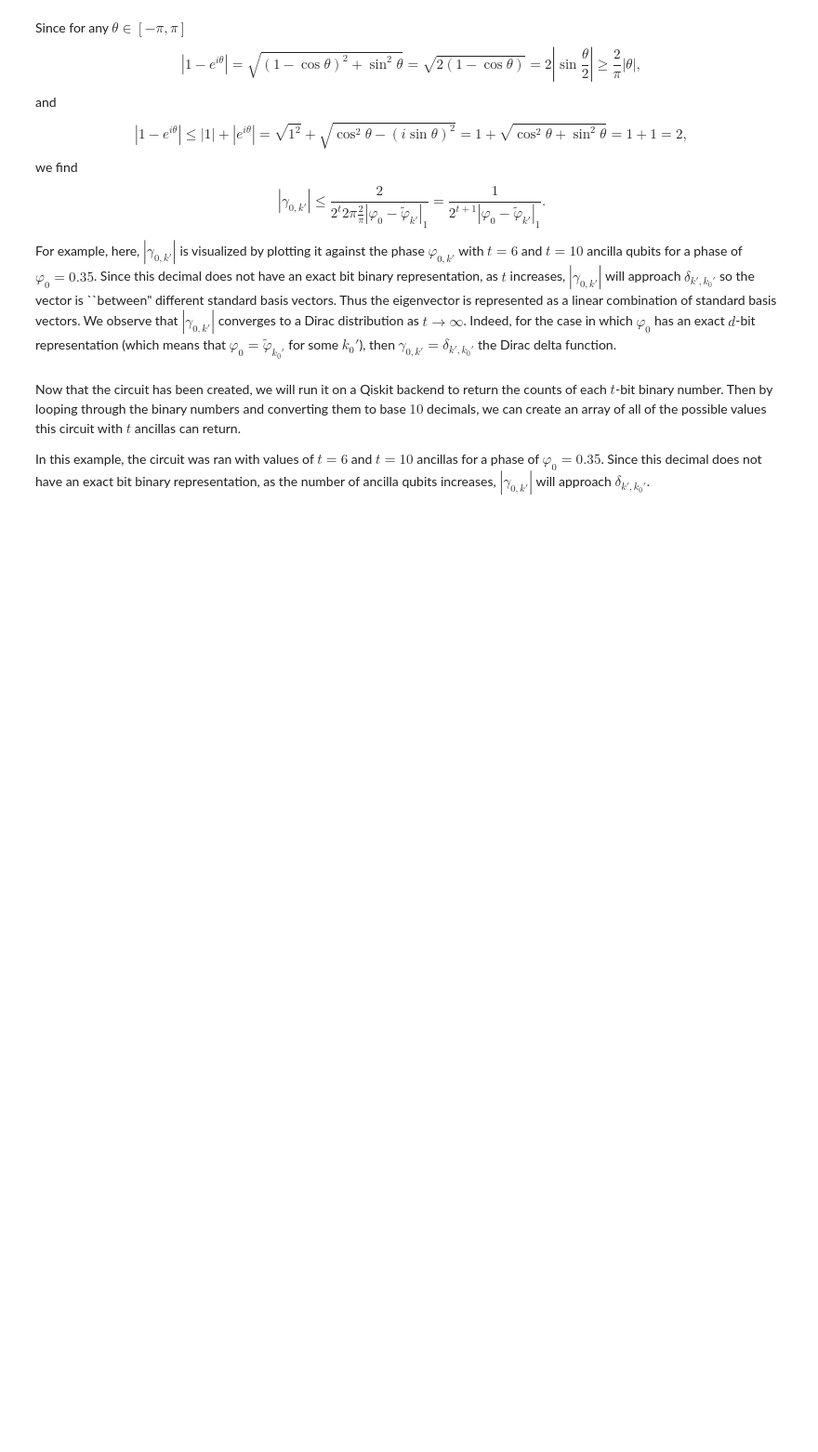
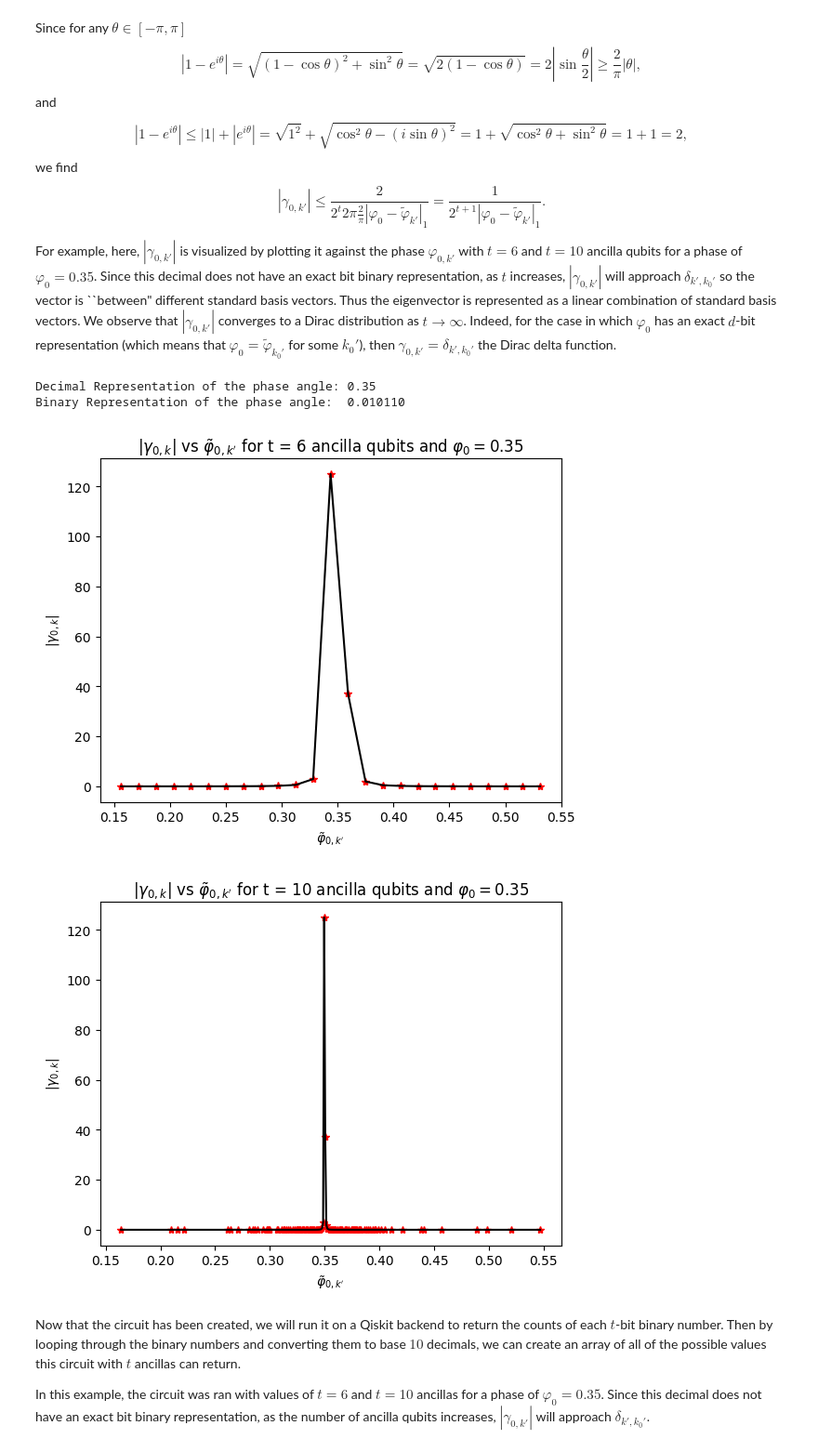
Before and after one commit to Quantum-Linear-Algebra/Intro-to-Quantum-Linear-Algebra, a Jupyter notebook: 5-Quantum_Phase_Estimation.ipynb, the cells around one changed output. Shown at 93% size. Drawn from its saved outputs; the diff is of its cells as text; code cells hidden in the pictures; blank space fills up the shorter version.

```diff
--- a/5-Quantum_Phase_Estimation.ipynb
+++ b/5-Quantum_Phase_Estimation.ipynb
@@ -331,3 +391,12 @@ For example, here, $|\gamma_{0,k'}|$ is visualized by plotting it against the ph
+# %%
+print_phase_angle(.35)
+create_example_plot(6, .35, .2)
+create_example_plot(10, .35, .2)
+# %% [output]
+Decimal Representation of the phase angle: 0.35
+Binary Representation of the phase angle:  0.010110
+[figure, new version]
+[figure, added]
 # %% [markdown]
 Now that the circuit has been created, we will run it on a Qiskit backend to return the counts of each $t$-bit binary number. Then by looping through the binary numbers and converting them to base $10$ decimals, we can create an array of all of the possible values this circuit with $t$ ancillas can return.
 
```
Also changed, not shown: parts of 4 cells of this notebook.
